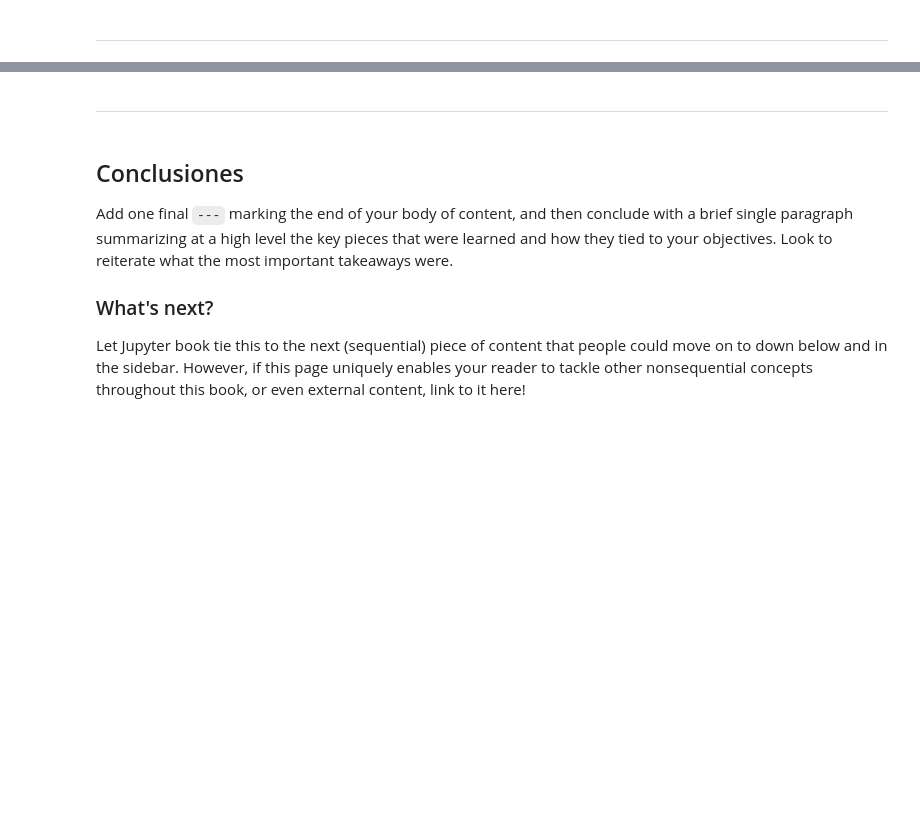
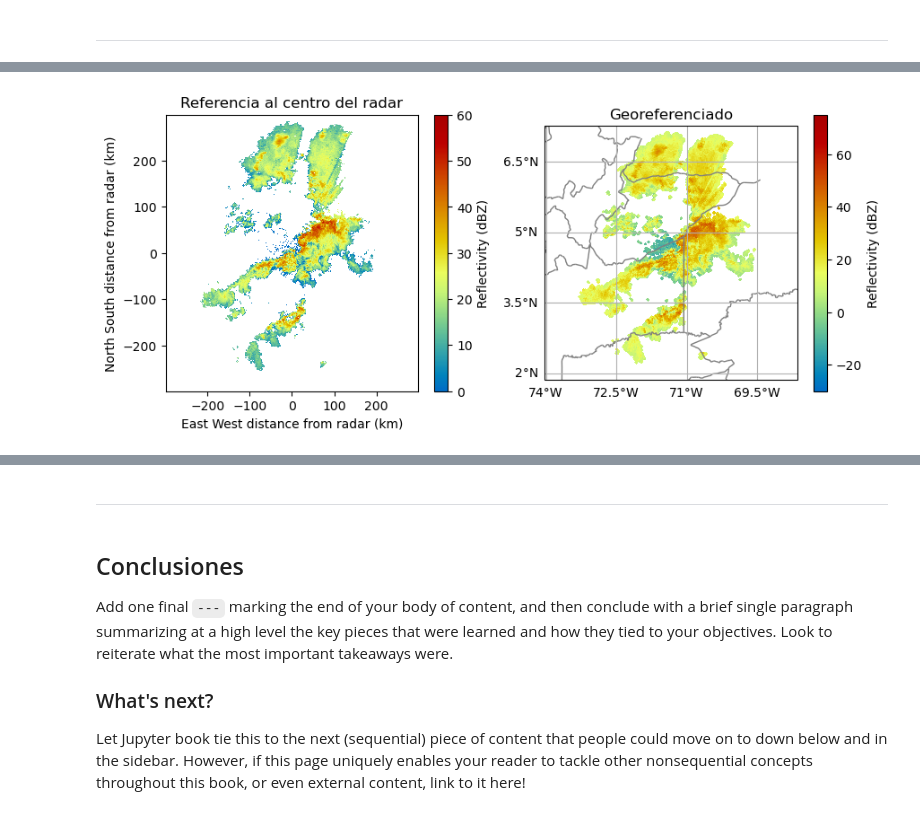
Before and after one commit to ProjectPythia/AtmosCol-2023, a Jupyter notebook: _sources/notebooks/1.fundamentos/PyArt-Xradar.ipynb, the cells around one changed output, grey strips where cells are left out. Drawn from its saved outputs; the diff is of its cells as text; code cells hidden in the pictures; blank space fills up the shorter version.

```diff
--- a/_sources/notebooks/1.fundamentos/PyArt-Xradar.ipynb
+++ b/_sources/notebooks/1.fundamentos/PyArt-Xradar.ipynb
@@ -44,0 +54,2 @@ En Python, un programa puede ser una sola línea de código
+# %%
+radar_pa = pyart.io.read_sigmet(f'../data/CAR220809191504.RAWDSX2')
@@ -44,0 +119,37 @@ En Python, un programa puede ser una sola línea de código
+# %%
+fig = plt.figure(figsize=(10,4))
+ax = fig.add_subplot(121)
+display_ = pyart.graph.RadarDisplay(radar_pa)
+display_.plot(
+    "reflectivity",
+    0,
+    ax=ax,
+    vmin=0,
+    vmax=60.0,
+    colorbar_label="Reflectivity (dBZ)",
+    title="Referencia al centro del radar",
+)
+
+projection = ccrs.PlateCarree()
+ax1 = plt.subplot(122, projection=projection)
+display_ = pyart.graph.RadarMapDisplay(radar_pa)
+# Extract the latitude and longitude of the radar and use it for the center of the map
+lat_center = round(radar_pa.latitude['data'][0], 0)
+lon_center = round(radar_pa.longitude['data'][0], 0)
+
+
+# Determine the ticks
+lat_ticks = np.arange(lat_center-3, lat_center+3, 1.5)
+lon_ticks = np.arange(lon_center-3, lon_center+3, 1.5)
+
+# Set the projection - in this case, we use a general PlateCarree projection
+
+display_.plot_ppi_map("reflectivity", 0,
+                     resolution='10m',
+                     ax=ax1,
+                     lat_lines=lat_ticks,
+                     lon_lines=lon_ticks,
+                     colorbar_label="Reflectivity (dBZ)",
+                     title="Georeferenciado",)
+# %% [output]
+[figure, added]
```
Also changed, not shown: parts of 45 cells of this notebook, 15 other files.
